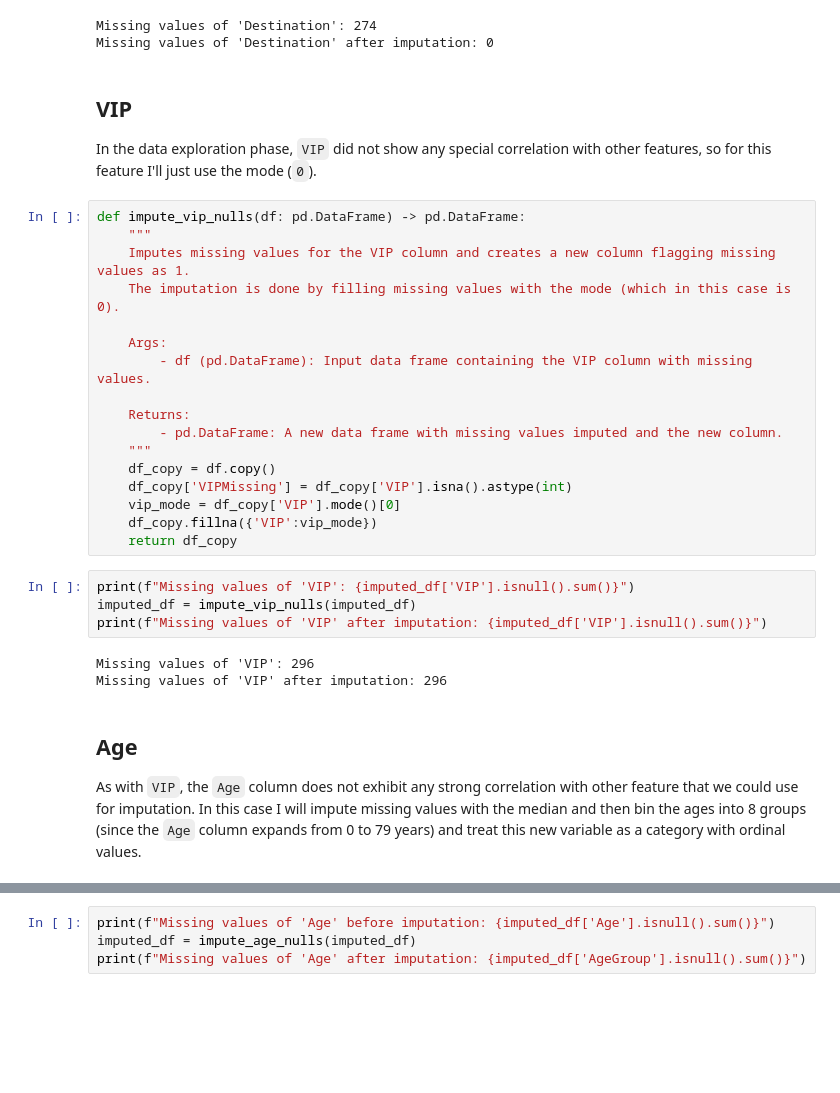
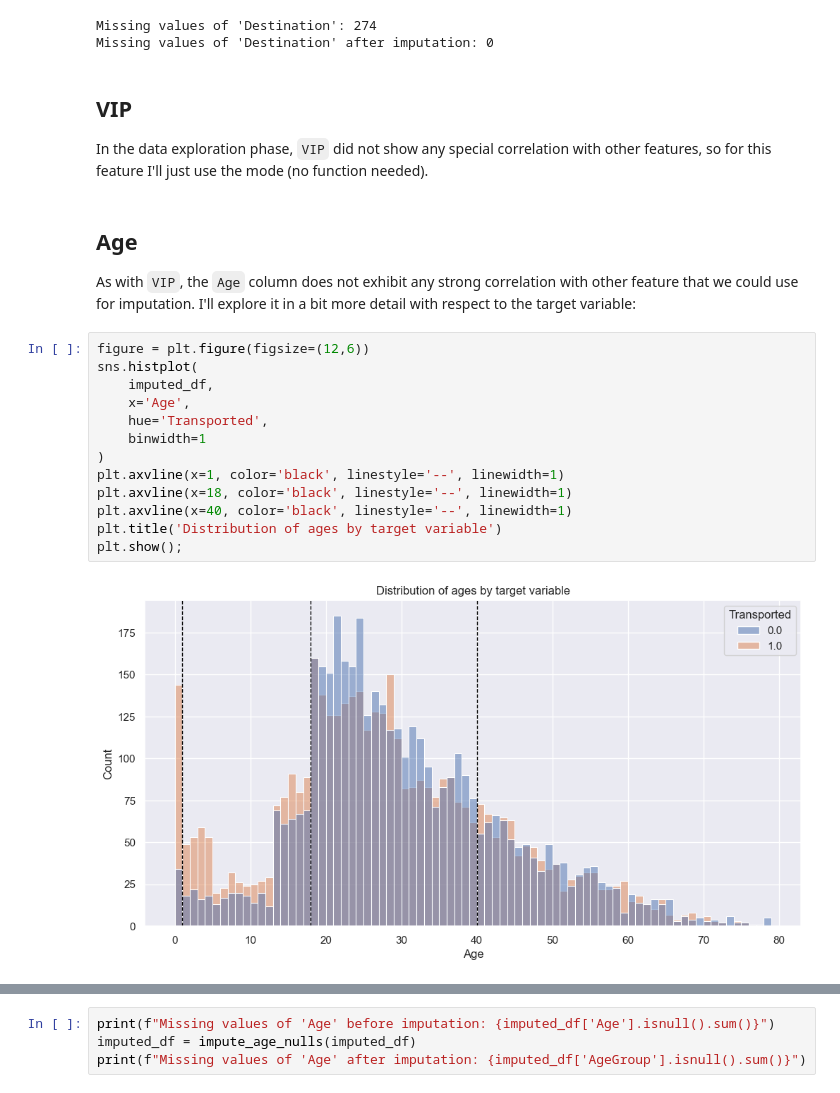
Before and after one commit to dato6091/space_titanic, a Jupyter notebook: Feature correlation exploration.ipynb, the cells around one changed output, grey strips where cells are left out. Cells and saved outputs as stored; diff of their text form; blank space fills up the shorter version.

```diff
--- a/Feature correlation exploration.ipynb
+++ b/Feature correlation exploration.ipynb
@@ -550,32 +630,23 @@ Missing values of 'Destination' after imputation: 0
 # %% [markdown]
 ## VIP
 
-In the data exploration phase, `VIP` did not show any special correlation with other features, so for this feature I'll just use the mode (`0`).
+In the data exploration phase, `VIP` did not show any special correlation with other features, so for this feature I'll just use the mode (no function needed).
-# %%
-def impute_vip_nulls(df: pd.DataFrame) -> pd.DataFrame:
-    """
-    Imputes missing values for the VIP column and creates a new column flagging missing values as 1.
-    The imputation is done by filling missing values with the mode (which in this case is 0).
-
-    Args:
-        - df (pd.DataFrame): Input data frame containing the VIP column with missing values.
-
-    Returns:
-        - pd.DataFrame: A new data frame with missing values imputed and the new column.
-    """
-    df_copy = df.copy()
-    df_copy['VIPMissing'] = df_copy['VIP'].isna().astype(int)
-    vip_mode = df_copy['VIP'].mode()[0]
-    df_copy.fillna({'VIP':vip_mode})
-    return df_copy
-# %%
-print(f"Missing values of 'VIP': {imputed_df['VIP'].isnull().sum()}")
-imputed_df = impute_vip_nulls(imputed_df)
-print(f"Missing values of 'VIP' after imputation: {imputed_df['VIP'].isnull().sum()}")
-# %% [output]
-Missing values of 'VIP': 296
-Missing values of 'VIP' after imputation: 296
 # %% [markdown]
 ## Age
 
-As with `VIP`, the `Age` column does not exhibit any strong correlation with other feature that we could use for imputation. In this case I will impute missing values with the median and then bin the ages into 8 groups (since the `Age` column expands from 0 to 79 years) and treat this new variable as a category with ordinal values.
+As with `VIP`, the `Age` column does not exhibit any strong correlation with other feature that we could use for imputation. I'll explore it in a bit more detail with respect to the target variable:
+# %%
+figure = plt.figure(figsize=(12,6))
+sns.histplot(
+    imputed_df,
+    x='Age',
+    hue='Transported',
+    binwidth=1
+)
+plt.axvline(x=1, color='black', linestyle='--', linewidth=1)
+plt.axvline(x=18, color='black', linestyle='--', linewidth=1)
+plt.axvline(x=40, color='black', linestyle='--', linewidth=1)
+plt.title('Distribution of ages by target variable')
+plt.show();
+# %% [output]
+[figure, added]
```
Also changed, not shown: parts of 19 cells of this notebook, 1 other file.
